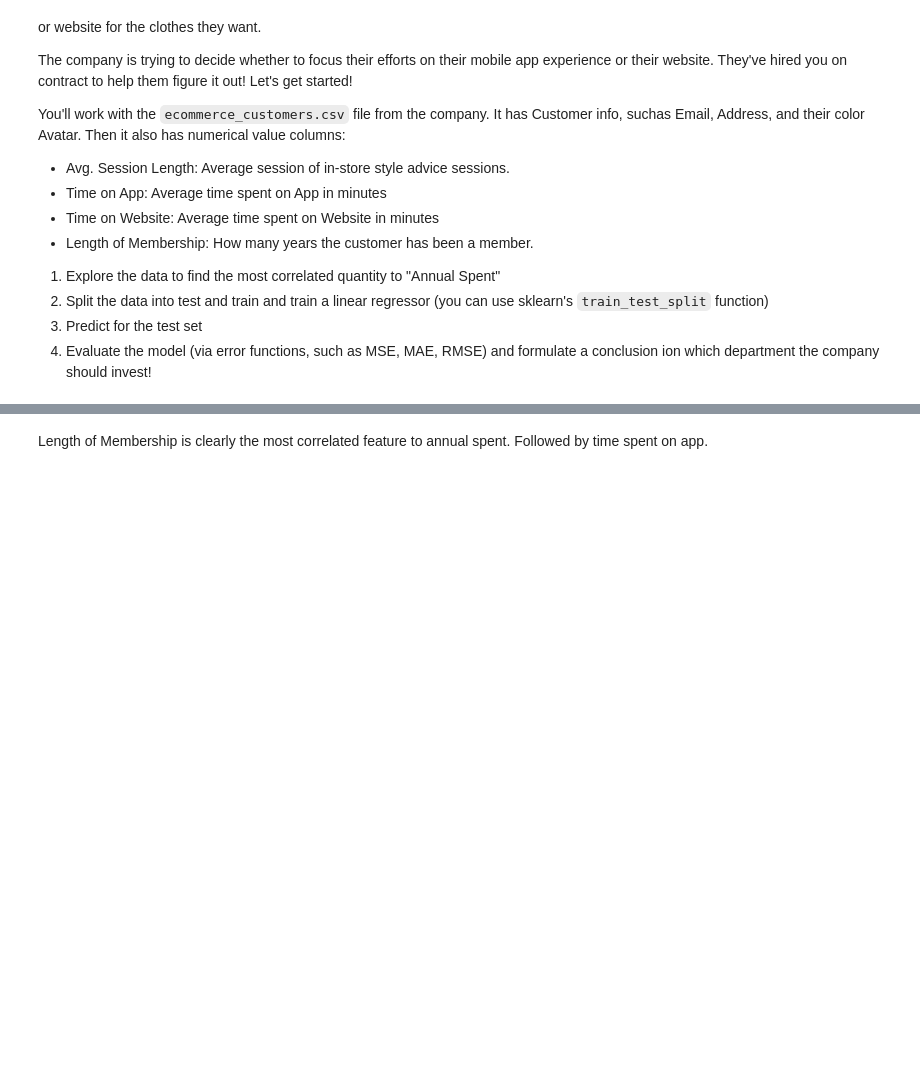
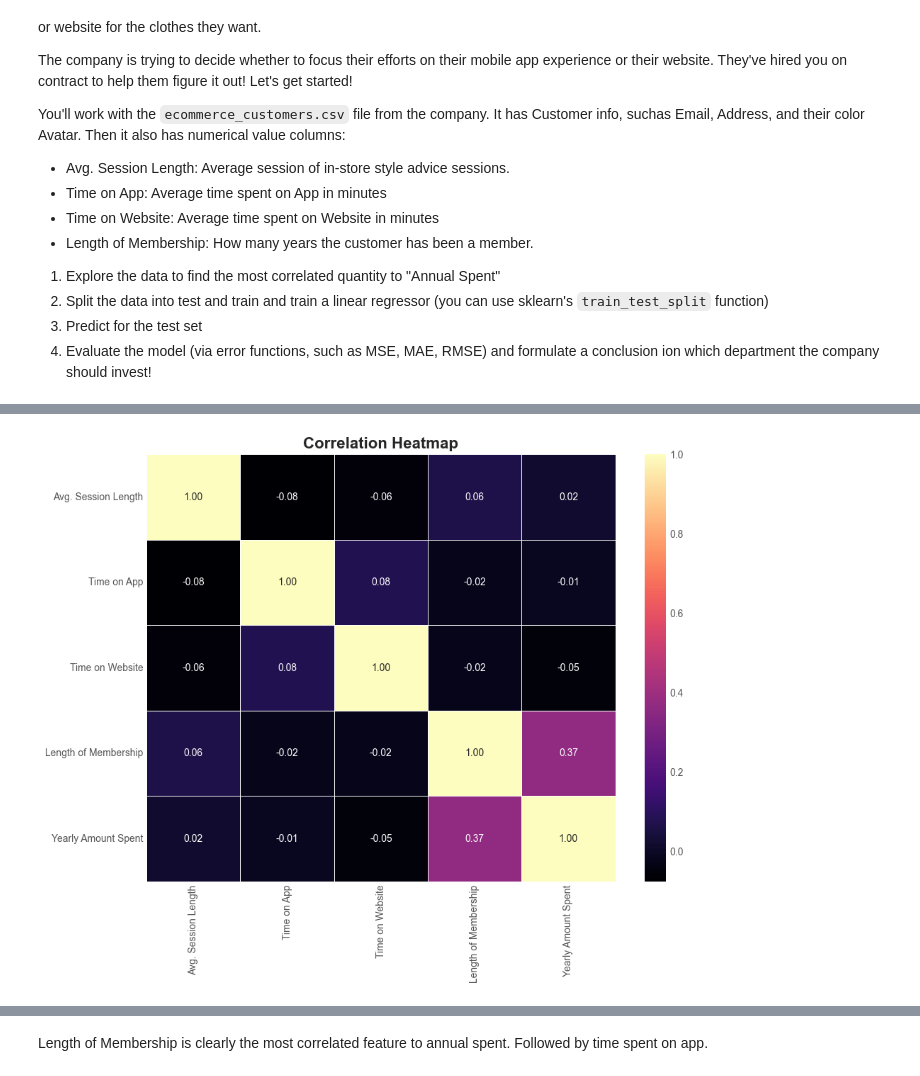
Before and after one commit to JanosMozer/Introduction-to-Machine-Learning, a Jupyter notebook: homeworks/hw4.ipynb, the cells around one changed output, grey strips where cells are left out. Cells and saved outputs as stored; diff of their text form; code cells hidden in the pictures; blank space fills up the shorter version.

```diff
--- a/homeworks/hw4.ipynb
+++ b/homeworks/hw4.ipynb
@@ -798,0 +207,82 @@ The feature most correlated with Yearly Amount Spent is: Length of Membership (c
+# %%
+import numpy as np
+import pandas as pd
+import matplotlib.pyplot as plt
+import seaborn as sns # Import seaborn for heatmap and regplot
+
+# Suppress warnings for cleaner output, if necessary
+import warnings
+warnings.filterwarnings('ignore')
+
+# Load the data - assuming 'ecommerce_customers.csv' is in the same directory
+# You would typically load this from a specific path
+try:
+    data = pd.read_csv('ecommerce_customers.csv')
+except FileNotFoundError:
+    print("Error: 'ecommerce_customers.csv' not found. Please ensure the file is in the correct directory.")
+    # Create dummy data for demonstration if file not found
+    np.random.seed(42)
+    num_rows = 500
+    data = pd.DataFrame({
+        'Avg. Session Length': np.random.normal(30, 5, num_rows),
+        'Time on App': np.random.normal(12, 2, num_rows),
+        'Time on Website': np.random.normal(35, 7, num_rows),
+        'Length of Membership': np.random.normal(3, 1, num_rows),
+        'Yearly Amount Spent': np.random.normal(500, 100, num_rows) + 50 * np.random.normal(0, 1, num_rows) * np.random.normal(0, 1, num_rows)
+    })
+    data['Yearly Amount Spent'] = data['Yearly Amount Spent'] + 50 * data['Length of Membership']
+    print("\nUsing dummy data for demonstration as 'ecommerce_customers.csv' was not found.")
+
+
+print("Dataset Info:")
+print(data.info())
+print("\nSample Data:")
+print(data.head())
+print("\nStatistical Summary:")
+print(data.describe())
+
+numerical_features = ['Avg. Session Length', 'Time on App', 'Time on Website', 'Length of Membership']
+correlations = {}
+
+for feature in numerical_features:
+    correlation = data[feature].corr(data['Yearly Amount Spent'])
+    correlations[feature] = correlation
+
+print("\nCorrelations with Yearly Amount Spent:")
+for feature, correlation in correlations.items():
+    print(f"{feature}: {correlation:.4f}")
+
+highest_corr_feature = max(correlations, key=correlations.get)
+print(f"\nThe feature most correlated with Yearly Amount Spent is: {highest_corr_feature} "
+      f"(correlation = {correlations[highest_corr_feature]:.4f})")
+
+# --- Plotting with only color changes ---
+
+# Correlation Heatmap
+plt.figure(figsize=(10, 8))
+# Changed cmap to 'magma' for a drastic color change
+sns.heatmap(data[numerical_features + ['Yearly Amount Spent']].corr(), annot=True, cmap='magma', fmt=".2f", linewidths=.5)
+plt.title('Correlation Heatmap', fontsize=16, fontweight='bold')
+plt.xticks(fontsize=10)
+plt.yticks(fontsize=10, rotation=0) # Ensure y-axis labels are horizontal
+plt.tight_layout()
+plt.show()
+
+# Scatter Plots with Regression Lines
+plt.figure(figsize=(16, 12))
+for i, feature in enumerate(numerical_features):
+    plt.subplot(2, 2, i+1)
+    # Changed scatter point color to 'seagreen'
+    plt.scatter(data[feature], data['Yearly Amount Spent'], color='seagreen', alpha=0.6, s=50, edgecolors='gray')
+    plt.title(f'Yearly Amount Spent vs {feature}', fontsize=14, fontweight='bold')
+    plt.xlabel(feature, fontsize=12)
+    plt.ylabel('Yearly Amount Spent', fontsize=12)
+    plt.grid(True, linestyle='--', alpha=0.7) # Added grid for clarity
+
+    # Changed regplot line color to 'darkorange'
+    sns.regplot(x=feature, y='Yearly Amount Spent', data=data, scatter=False, color='darkorange', line_kws={'linewidth': 2.5})
+
+plt.tight_layout(pad=3.0) # Added padding to avoid overlap
+plt.show()
+plt.close()
+# %% [output]
@@ -798,0 +306 @@ The feature most correlated with Yearly Amount Spent is: Length of Membership (c
+[figure, added]
```
Also changed, not shown: parts of 29 cells of this notebook, 3 other files.
